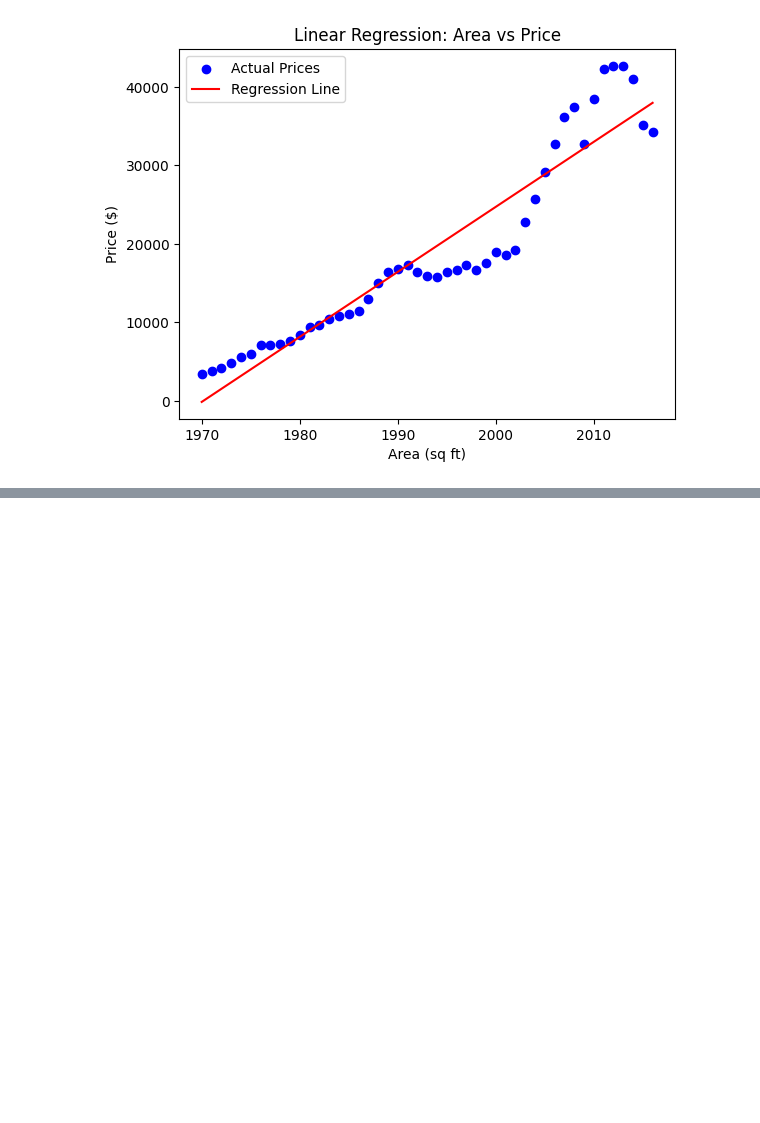
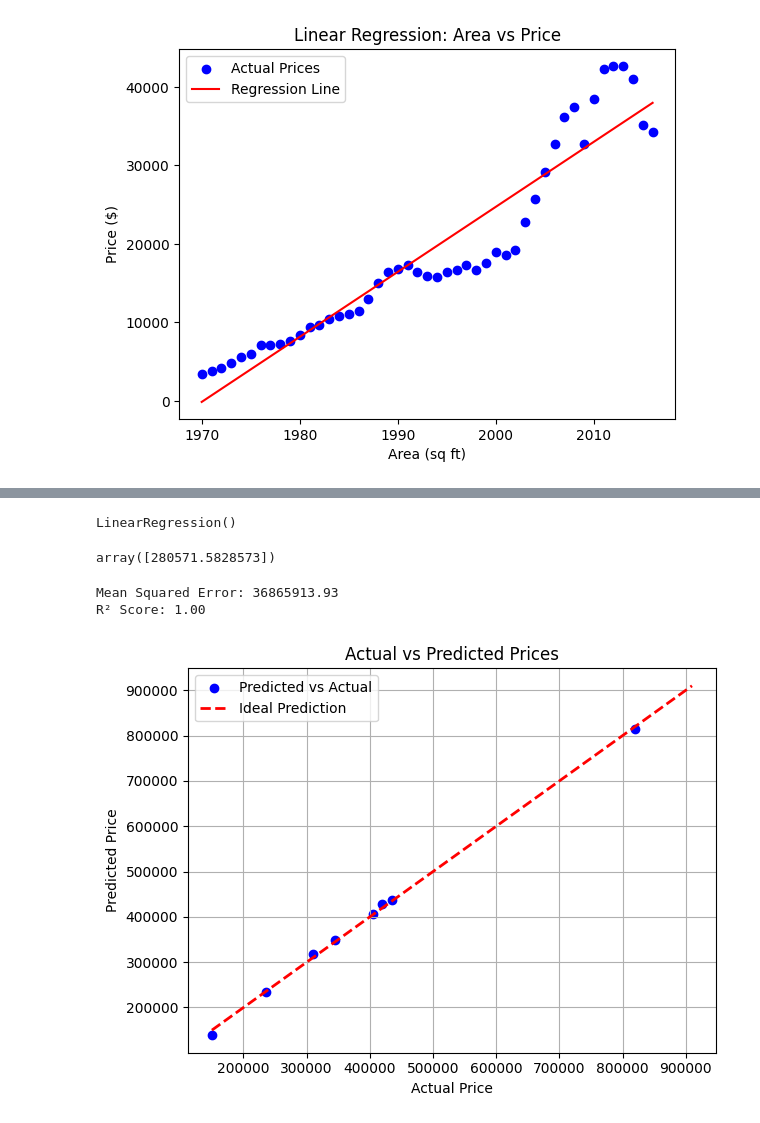
Before and after one commit to afrazk01/Machine-Learning, a Jupyter notebook: linear_regression.ipynb, the cells around one changed output, grey strips where cells are left out. Saved outputs shown, nothing was run; the diff lists cells and outputs as text; code cells hidden in the pictures; blank space fills up the shorter version.

Commit message:
multi variate linear regression added

```diff
--- a/linear_regression.ipynb
+++ b/linear_regression.ipynb
@@ -101,0 +120,42 @@ plt.show()
+# %%
+X = df[["area","bedrooms","age"]]
+y = df["price"]
+# %%
+X_train , X_test, y_train , y_test = train_test_split(X,y ,test_size=0.1,random_state=42)
+# %%
+model = LinearRegression()
+model.fit(X_train,y_train)
+# %% [output]
+LinearRegression()
+# %%
+new_house = [[2500,4,5]]
+model.predict(new_house)
+# %% [output]
+array([280571.5828573])
+# %%
+
+y_pred = model.predict(X_test)
+
+
+mse = mean_squared_error(y_test, y_pred)
+r2 = r2_score(y_test, y_pred)
+
+print(f"Mean Squared Error: {mse:.2f}")
+print(f"R² Score: {r2:.2f}")
+# %% [output]
+Mean Squared Error: 36865913.93
+R² Score: 1.00
+# %%
+
+# plt.figure(figsize=(8, 6))
+plt.scatter(y_test, y_pred, color='blue', label='Predicted vs Actual')
+plt.plot([y.min(), y.max()], [y.min(), y.max()], 'r--', lw=2, label='Ideal Prediction')
+plt.xlabel('Actual Price')
+plt.ylabel('Predicted Price')
+plt.title('Actual vs Predicted Prices')
+plt.legend()
+plt.grid(True)
+plt.tight_layout()
+plt.show()
+# %% [output]
+[figure, added]
```
Also changed, not shown: parts of 3 cells of this notebook, 1 other file.
